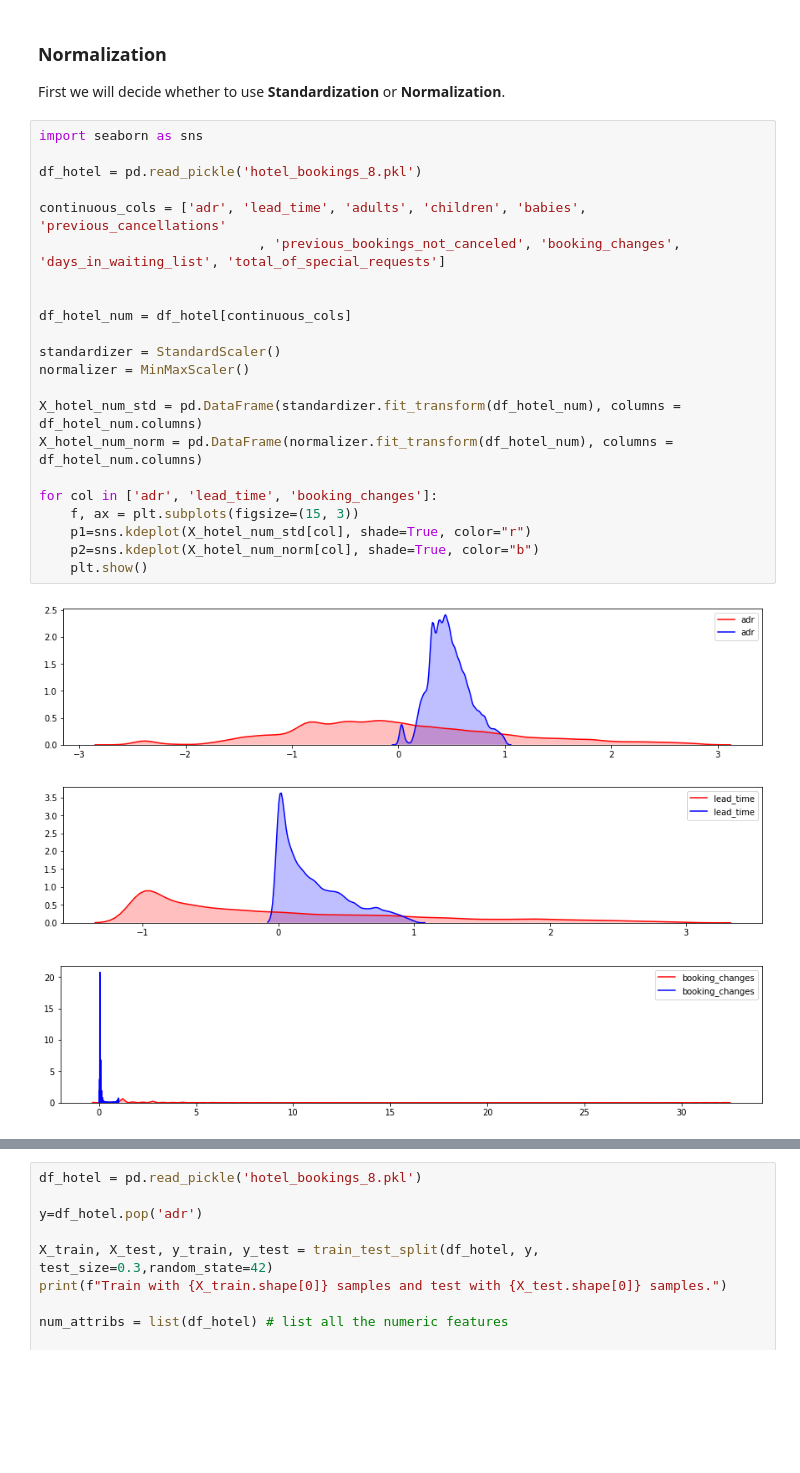
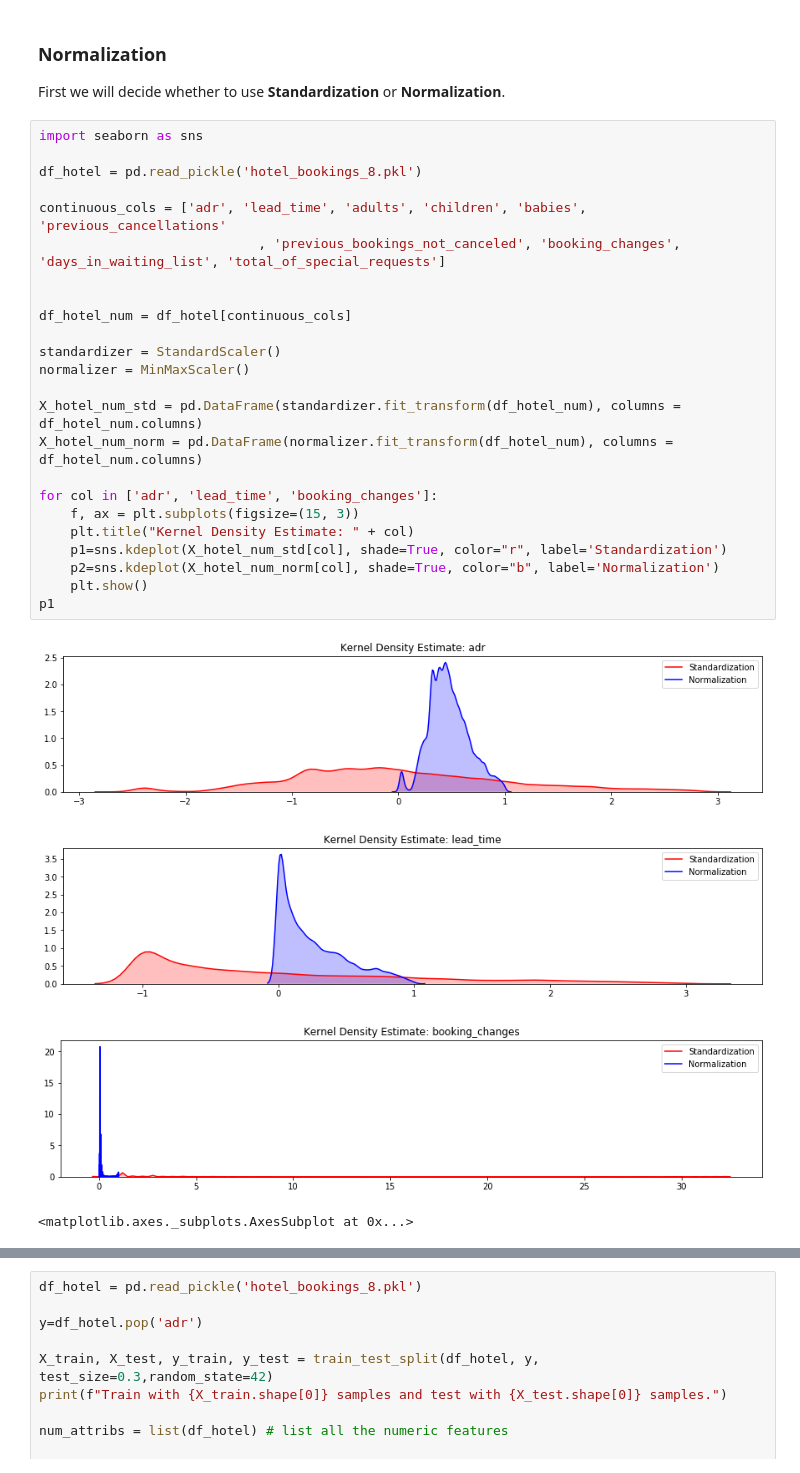
Before and after one commit to sandeepborkartech/ML_HotelPricing, a Jupyter notebook: ML_TEAM_4_Hotel_Data_Prep.ipynb, the cells around one changed output, grey strips where cells are left out. Drawn from its saved outputs; the diff is of its cells as text; blank space fills up the shorter version.

```diff
--- a/ML_TEAM_4_Hotel_Data_Prep.ipynb
+++ b/ML_TEAM_4_Hotel_Data_Prep.ipynb
@@ -571,27 +578,30 @@ First we will decide whether to use __Standardization__ or __Normalization__.
 # %%
 import seaborn as sns
 
 df_hotel = pd.read_pickle('hotel_bookings_8.pkl')
 
 continuous_cols = ['adr', 'lead_time', 'adults', 'children', 'babies', 'previous_cancellations'
                             , 'previous_bookings_not_canceled', 'booking_changes', 'days_in_waiting_list', 'total_of_special_requests']
 
 
 df_hotel_num = df_hotel[continuous_cols]
 
 standardizer = StandardScaler()
 normalizer = MinMaxScaler()
 
 X_hotel_num_std = pd.DataFrame(standardizer.fit_transform(df_hotel_num), columns = df_hotel_num.columns)
 X_hotel_num_norm = pd.DataFrame(normalizer.fit_transform(df_hotel_num), columns = df_hotel_num.columns)
 
 for col in ['adr', 'lead_time', 'booking_changes']:
     f, ax = plt.subplots(figsize=(15, 3))
-    p1=sns.kdeplot(X_hotel_num_std[col], shade=True, color="r")
-    p2=sns.kdeplot(X_hotel_num_norm[col], shade=True, color="b")
+    plt.title("Kernel Density Estimate: " + col)
+    p1=sns.kdeplot(X_hotel_num_std[col], shade=True, color="r", label='Standardization')
+    p2=sns.kdeplot(X_hotel_num_norm[col], shade=True, color="b", label='Normalization')
     plt.show()
+p1
 # %% [output]
-[figure, old version]
+[figure, new version]
-[figure, old version]
+[figure, new version]
-[figure, old version]
+[figure, new version]
+<matplotlib.axes._subplots.AxesSubplot at 0x...>
 # %% [markdown]
```
Also changed, not shown: parts of 11 cells of this notebook.
